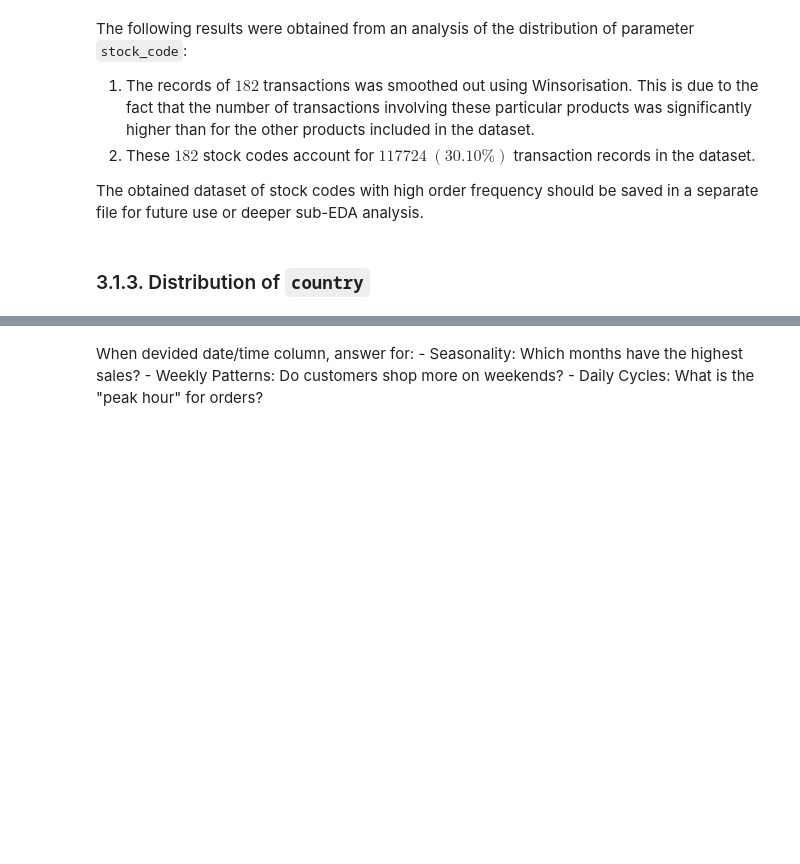
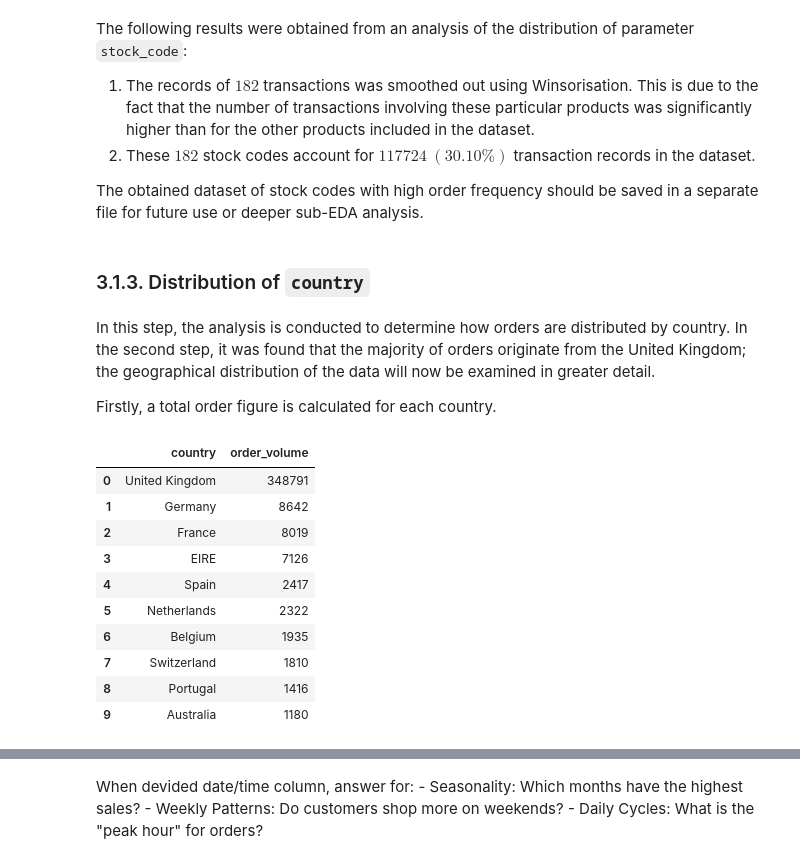
Before and after one commit to RV01011001/project_1-customer-segmentation, a Jupyter notebook: notebooks/03_exploratory_data_analysis.ipynb, the cells around one changed output, grey strips where cells are left out. Cells and saved outputs as stored; diff of their text form; code cells hidden in the pictures; blank space fills up the shorter version.

```diff
--- a/notebooks/03_exploratory_data_analysis.ipynb
+++ b/notebooks/03_exploratory_data_analysis.ipynb
@@ -683,3 +684,24 @@ The obtained dataset of stock codes with high order frequency should be saved in
 stock_code_winsored.to_csv(str(processed_data_directory_path) + "/e-commerce-data-winsored-stock_code-activity.csv")
 # %% [markdown]
 ### 3.1.3. Distribution of `country`
+# %% [markdown]
+In this step, the analysis is conducted to determine how orders are distributed by country. In the second step, it was found that the majority of orders originate from the United Kingdom; the geographical distribution of the data will now be examined in greater detail.
+
+Firstly, a total order figure is calculated for each country.
+# %%
+idx = df['country'].value_counts()
+country_counts = idx.reset_index()
+country_counts.columns = ['country', 'order_volume']
+country_counts.head(10)
+# %% [output]
+|  | country | order_volume |
+| 0 | United Kingdom | 348791 |
+| 1 | Germany | 8642 |
+| 2 | France | 8019 |
+| 3 | EIRE | 7126 |
+| 4 | Spain | 2417 |
+| 5 | Netherlands | 2322 |
+| 6 | Belgium | 1935 |
+| 7 | Switzerland | 1810 |
+| 8 | Portugal | 1416 |
+| 9 | Australia | 1180 |
```
Also changed, not shown: parts of 8 cells of this notebook.
